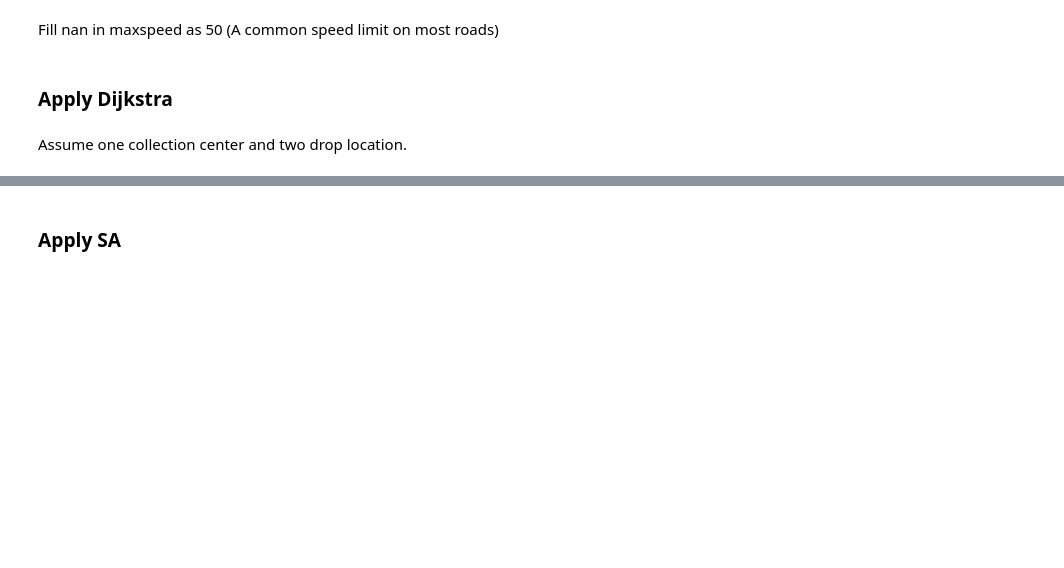
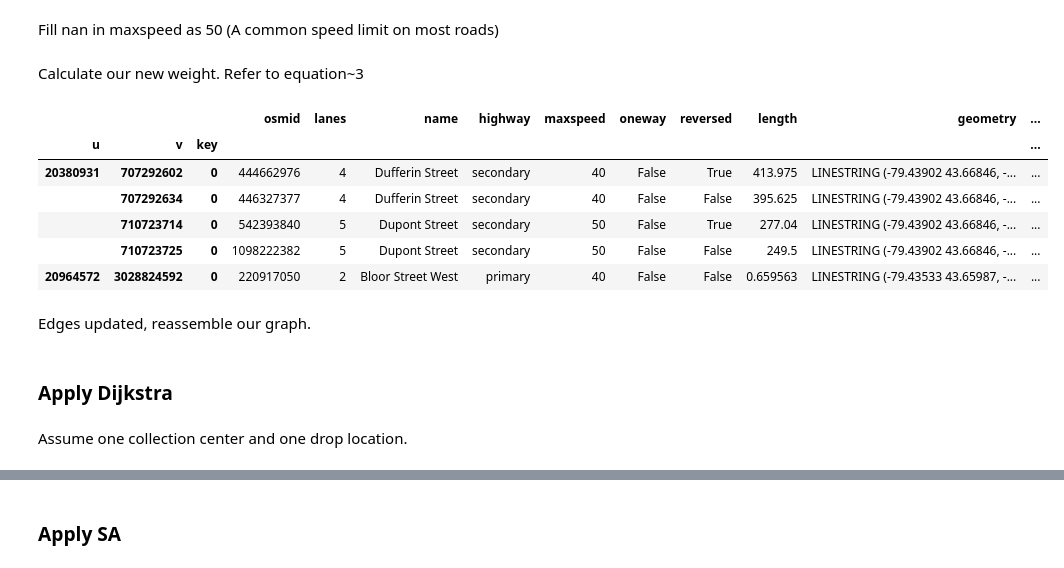
Before and after one commit to Rrobinvip/1724_final, a Jupyter notebook: final_revise.ipynb, the cells around one changed output, grey strips where cells are left out. Drawn from its saved outputs; the diff is of its cells as text; code cells hidden in the pictures; blank space fills up the shorter version.

```diff
--- a/final_revise.ipynb
+++ b/final_revise.ipynb
@@ -80,3 +100,8 @@ g_flow.head()
+# %%
+m = folium.Map(location=[43.662643, -79.395689], zoom_start=13)
+for index, row in g_flow.iterrows():
+    folium.Marker([row['lat'], row['lng']], popup=row['location_id'], icon = folium.Icon(color='red')).add_to(m)
+m
 # %%
 edges['traffic_flow'] = 0.0
 # %%
@@ -129,6 +156,8 @@ edges['updated_d'] = edges['length']/(1-edges['n_traffic_flow'])
 Fill nan in maxspeed as 50 (A common speed limit on most roads)
 # %%
 edges[['maxspeed']] = edges[['maxspeed']].fillna(value=50)
+# %% [markdown]
+Calculate our new weight. Refer to equation~3
 # %%
 edges['t'] = " "
 
@@ -144,4 +173,18 @@ for i, row in edges.iterrows():
         t = row.length/speed
 
     edges.loc[i, 't'] = t
+# %%
+adjusted_edges = edges.copy()
+adjusted_edges['length'] = adjusted_edges['t']
+adjusted_edges.head(5)
+# %% [output]
+|  |  |  | osmid | lanes | name | highway | maxspeed | oneway | reversed | length | geometry | ... |
+| u | v | key |  |  |  |  |  |  |  |  |  | ... |
+| 20380931 | 707292602 | 0 | 444662976 | 4 | Dufferin Street | secondary | 40 | False | True | 413.975 | LINESTRING (-79.43902 43.66846, -... | ... |
+|  | 707292634 | 0 | 446327377 | 4 | Dufferin Street | secondary | 40 | False | False | 395.625 | LINESTRING (-79.43902 43.66846, -... | ... |
+|  | 710723714 | 0 | 542393840 | 5 | Dupont Street | secondary | 50 | False | True | 277.04 | LINESTRING (-79.43902 43.66846, -... | ... |
+|  | 710723725 | 0 | 1098222382 | 5 | Dupont Street | secondary | 50 | False | False | 249.5 | LINESTRING (-79.43902 43.66846, -... | ... |
+| 20964572 | 3028824592 | 0 | 220917050 | 2 | Bloor Street West | primary | 40 | False | False | 0.659563 | LINESTRING (-79.43533 43.65987, -... | ... |
+# %% [markdown]
+Edges updated, reassemble our graph.
 # %%
@@ -149,4 +192,4 @@ adjusted_g = osmnx.graph_from_gdfs(nodes, edges)
 # %% [markdown]
 ### Apply Dijkstra
 # %% [markdown]
-Assume one collection center and two drop location.
+Assume one collection center and one drop location.
```
Also changed, not shown: parts of 47 cells of this notebook, 1 other file.
